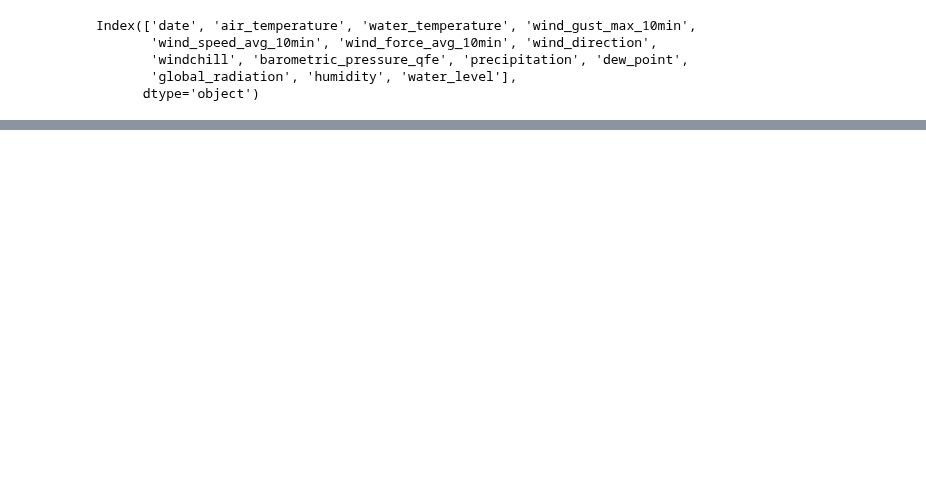
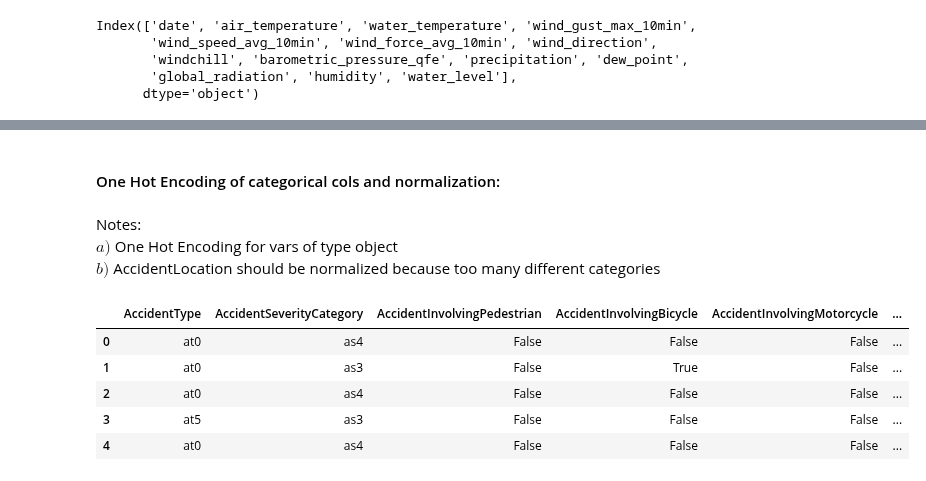
Before and after one commit to Antonio-226/Big-Data-Analytics-Group-Project, a Jupyter notebook: Join datasets.ipynb, the cells around one changed output, grey strips where cells are left out. Cells and saved outputs as stored; diff of their text form; code cells hidden in the pictures; blank space fills up the shorter version.

```diff
--- a/Join datasets.ipynb
+++ b/Join datasets.ipynb
@@ -32,0 +62,17 @@ Index(['AccidentUID', 'AccidentType', 'AccidentType_de', 'AccidentType_fr',
+# %% [markdown]
+#### One Hot Encoding of categorical cols and normalization:
+# %% [markdown]
+Notes:
+<br>
+$a)$ One Hot Encoding for vars of type object
+<br>
+$b)$ AccidentLocation should be normalized because too many different categories
+# %%
+df_accidents.head(5)
+# %% [output]
+|  | AccidentType | AccidentSeverityCategory | AccidentInvolvingPedestrian | AccidentInvolvingBicycle | AccidentInvolvingMotorcycle | ... |
+| 0 | at0 | as4 | False | False | False | ... |
+| 1 | at0 | as3 | False | True | False | ... |
+| 2 | at0 | as4 | False | False | False | ... |
+| 3 | at5 | as3 | False | False | False | ... |
+| 4 | at0 | as4 | False | False | False | ... |
```
Also changed, not shown: parts of 20 cells of this notebook.
